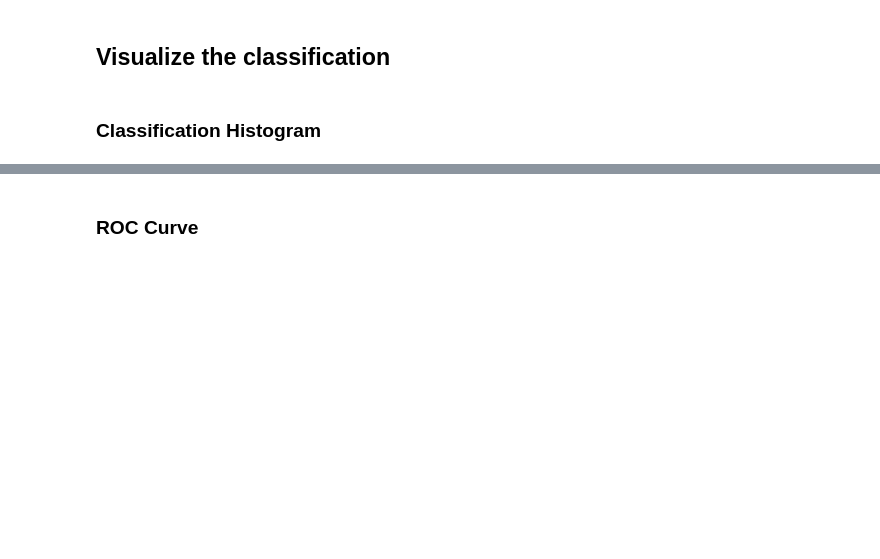
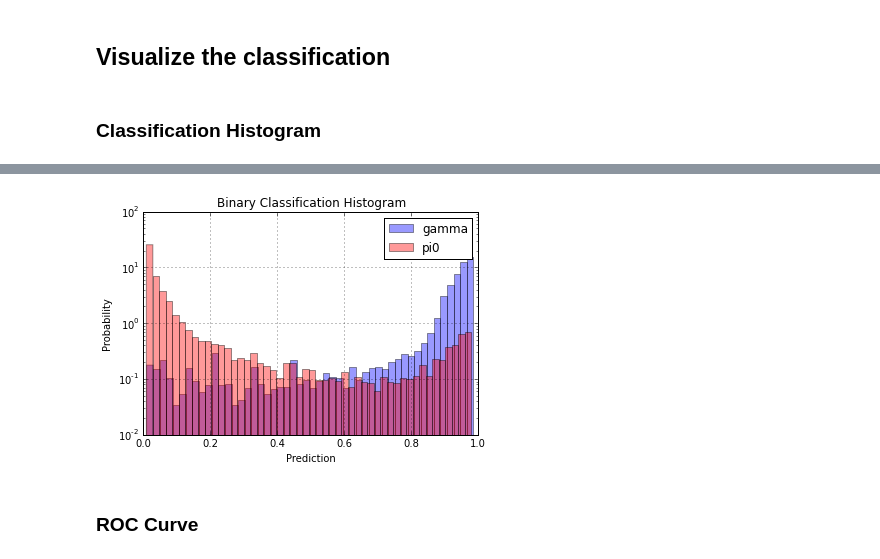
Before and after one commit to cmscaltech/summer16-NikolausHowe, a Jupyter notebook: dense10.ipynb, the cells around one changed output, grey strips where cells are left out. Cells and saved outputs as stored; diff of their text form; code cells hidden in the pictures; blank space fills up the shorter version.

```diff
--- a/dense10.ipynb
+++ b/dense10.ipynb
@@ -53,0 +71,11 @@ Epoch 4/4
+# %%
+# Construct and compile a network
+bmodel = Sequential()
+bmodel.add(Dense(30, input_dim=10000, activation='sigmoid'))
+bmodel.add(Dropout(0.5))
+bmodel.add(Dense(30, activation='sigmoid'))
+bmodel.add(Dropout(0.5))
+bmodel.add(Dense(1, init='uniform', activation='sigmoid'))
+bmodel.compile(loss='binary_crossentropy', optimizer='sgd')
+# %%
+my_bfit = bmodel.fit(train_data, train_labels, nb_epoch=100, batch_size=100, verbose=1)
@@ -63,3 +113,7 @@ draw_histogram(test_data, test_labels, model)
+# %%
+draw_histogram(test_data, test_labels, bmodel)
+# %% [output]
+[figure, added]
 # %% [markdown]
 ### ROC Curve
 # %%
```
Also changed, not shown: parts of 12 cells of this notebook, 12 other files.
